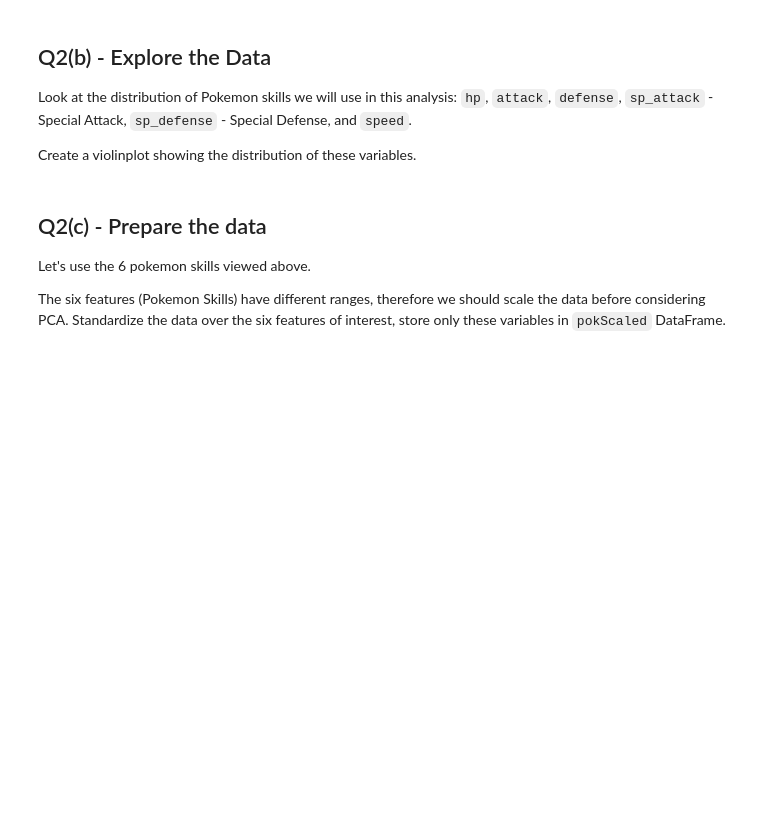
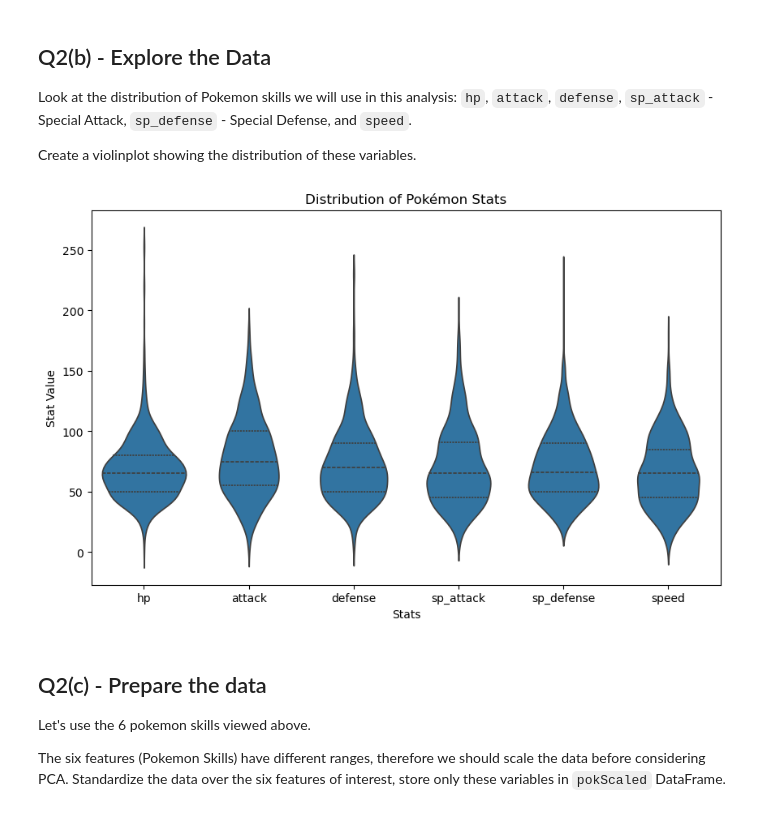
Before and after one commit to aarschne/CS5831Shared, a Jupyter notebook: a3-5831/a3-5831.ipynb, the cells around one changed output. Drawn from its saved outputs; the diff is of its cells as text; code cells hidden in the pictures; blank space fills up the shorter version.

```diff
--- a/a3-5831/a3-5831.ipynb
+++ b/a3-5831/a3-5831.ipynb
@@ -334,6 +334,6 @@ Load the Pokemon data into a Data Frame, `pok`, consider how to read in missing
 # %%
 # Read in Pokemon data
 
-pok = pd.read_csv(.....)
+pok = pd.read_csv("pokemon.csv")
 
 pok.head()
@@ -349,6 +359,26 @@ Look at the distribution of Pokemon skills we will use in this analysis: `hp`, `
 Create a violinplot showing the distribution of these variables.
 # %%
 # Create violinplot
+# stats to be analyzed
+stats = ["hp", "attack", "defense", "sp_attack", "sp_defense", "speed"]
+
+# reshape so they are in long format
+pok_long = pok[stats].melt(
+    var_name="stats",
+    value_name="value"
+)
+
+# make violinplot
+plt.figure(figsize=(10,6))
+sns.violinplot(data=pok_long, x="stats", y="value", inner="quartile")
+
+plt.title("Distribution of Pokémon Stats")
+plt.xlabel("Stats")
+plt.ylabel("Stat Value")
+
+plt.show()
+# %% [output]
+[figure, added]
 # %% [markdown]
 <!-- END QUESTION -->
 
```
Also changed, not shown: parts of 10 cells of this notebook, 2 other files.
